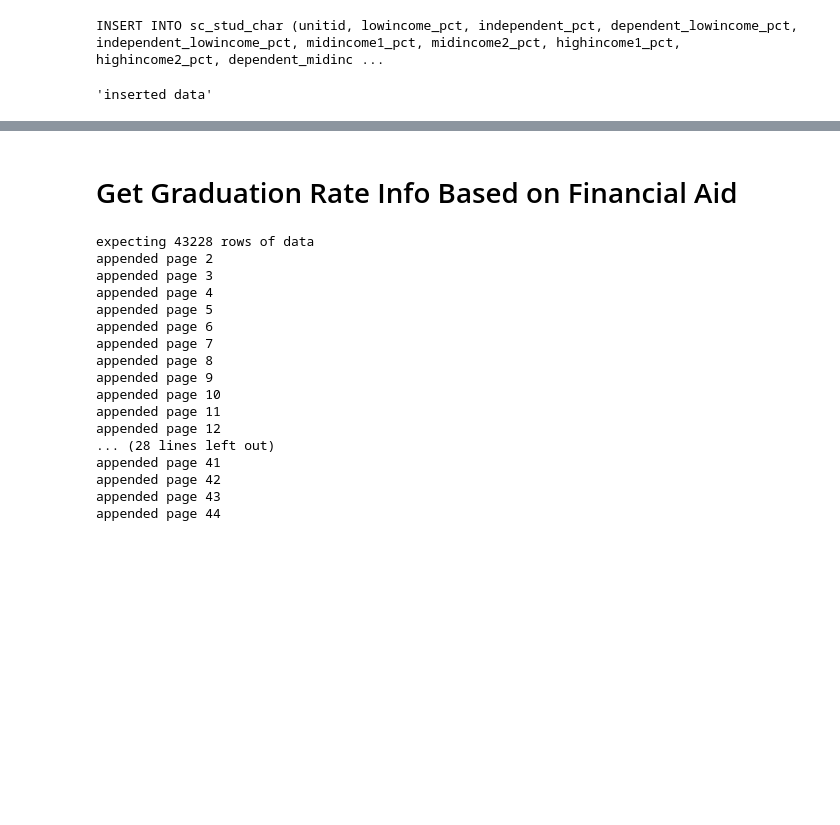
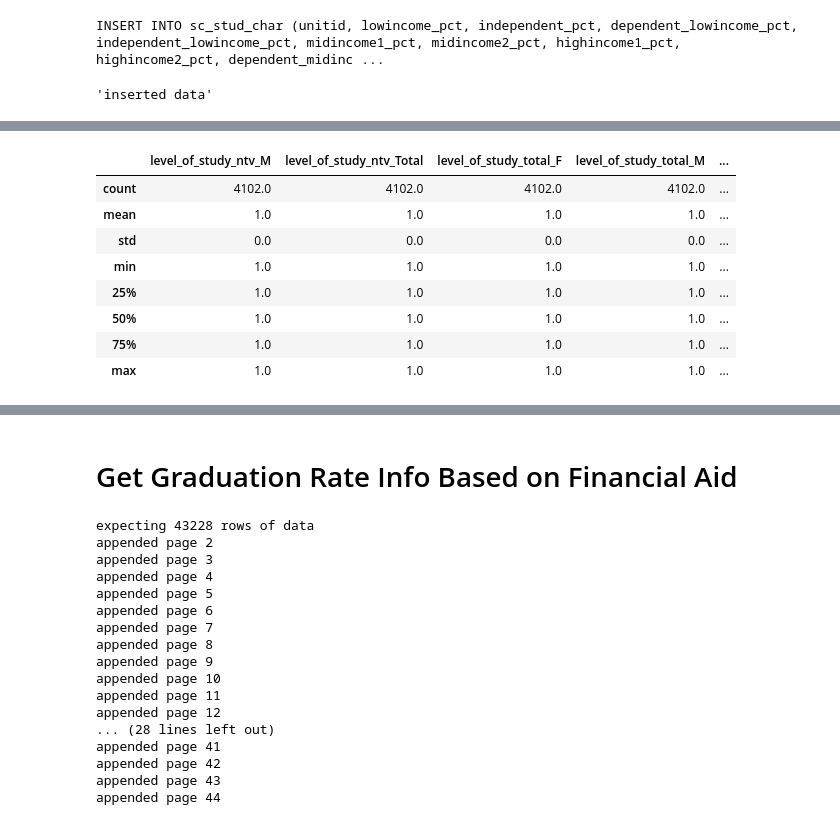
Before and after one commit to rweng18/education_data, a Jupyter notebook: 02_data_collection.ipynb, the cells around one changed output, grey strips where cells are left out. Cells and saved outputs as stored; diff of their text form; code cells hidden in the pictures; blank space fills up the shorter version.

Commit message:
add headcount data, more eda

```diff
--- a/02_data_collection.ipynb
+++ b/02_data_collection.ipynb
@@ -403,0 +441,5 @@ INSERT INTO sc_stud_char (unitid, lowincome_pct, independent_pct, dependent_lowi
+# %%
+# Replace nan values with None
+# Check if in directory
+ipeds_ug_headcount_df = ipeds_ug_headcount_df.where((pd.notnull(ipeds_ug_headcount_df)), None)
+ipeds_ug_headcount_df = ipeds_ug_headcount_df[ipeds_ug_headcount_df['unitid'].isin(ipeds_dir['unitid'])]
@@ -403,0 +450,13 @@ INSERT INTO sc_stud_char (unitid, lowincome_pct, independent_pct, dependent_lowi
+# %%
+ipeds_ug_headcount_df.replace({'sex': {1: 'M', 2: 'F', 9: 'U', 99: 'Total',
+                                       -1: 'missing', -2: 'NA', -3: 'suppressed'},
+                               'race': {1: 'wht', 2: 'blk', 3: 'hsp', 4: 'asn',
+                                        5: 'ntv', 6: 'hwn/pi', 7: 'mlt', 8: 'nonres',
+                                        9: 'unknown', 20: 'other', 99: 'total',
+                                        -1: 'missing', -2: 'NA', -3: 'suppressed'}},
+                              inplace = True)
+# %%
+ipeds_ug_headcount_piv = pd.pivot_table(ipeds_ug_headcount_df, index = 'unitid', columns = ['race', 'sex']).reset_index()
+# %%
+columns = ['_'.join(col).strip('_') for col in ipeds_ug_headcount_piv.columns.values]
+ipeds_ug_headcount_piv.columns = columns
@@ -403,0 +497,13 @@ INSERT INTO sc_stud_char (unitid, lowincome_pct, independent_pct, dependent_lowi
+# %%
+# All level_of_study is 1 --> columns are irrelevant
+pd.DataFrame(ipeds_ug_headcount_piv.describe()).iloc[:, 50:]
+# %% [output]
+|  | level_of_study_ntv_M | level_of_study_ntv_Total | level_of_study_total_F | level_of_study_total_M | ... |
+| count | 4102.0 | 4102.0 | 4102.0 | 4102.0 | ... |
+| mean | 1.0 | 1.0 | 1.0 | 1.0 | ... |
+| std | 0.0 | 0.0 | 0.0 | 0.0 | ... |
+| min | 1.0 | 1.0 | 1.0 | 1.0 | ... |
+| 25% | 1.0 | 1.0 | 1.0 | 1.0 | ... |
+| 50% | 1.0 | 1.0 | 1.0 | 1.0 | ... |
+| 75% | 1.0 | 1.0 | 1.0 | 1.0 | ... |
+| max | 1.0 | 1.0 | 1.0 | 1.0 | ... |
```
Also changed, not shown: parts of 18 cells of this notebook, 1 other file.
